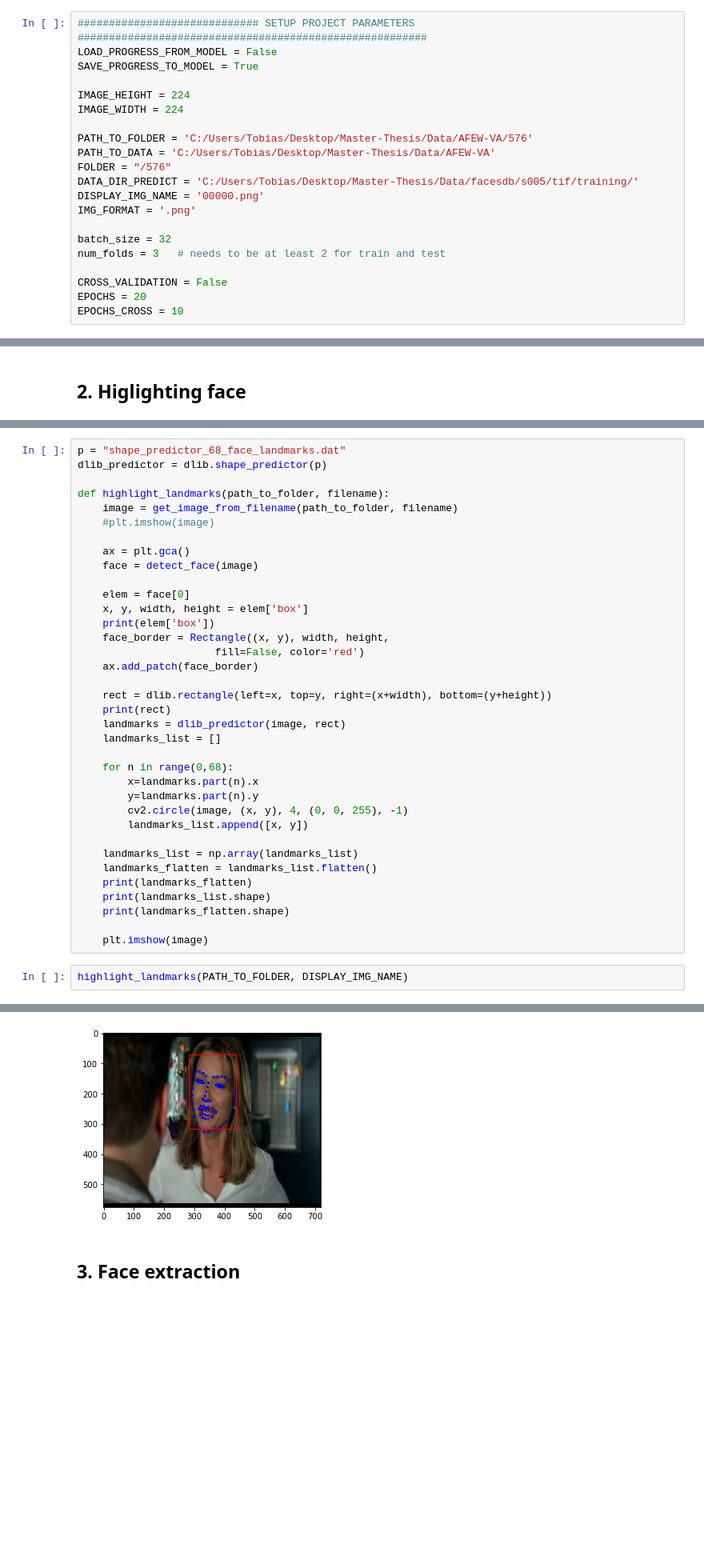
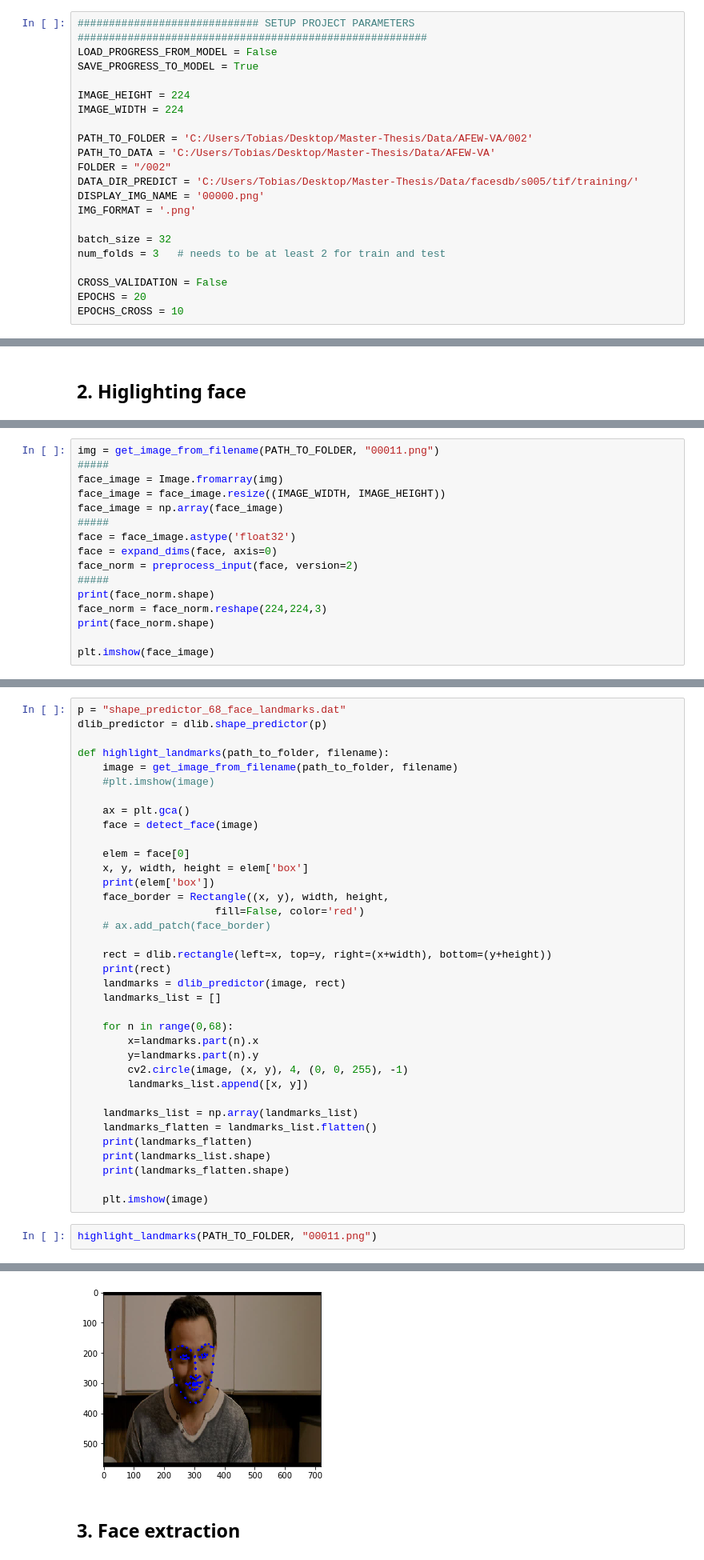
Before and after one commit to TobiKick/EmotionAnalytics_Prototype_Python, a Jupyter notebook: training/model_video_ipython.ipynb, the cells around one changed output, grey strips where cells are left out. Shown at 80% size. Saved outputs shown, nothing was run; the diff lists cells and outputs as text; blank space fills up the shorter version.

```diff
--- a/training/model_video_ipython.ipynb
+++ b/training/model_video_ipython.ipynb
@@ -60,9 +61,9 @@ SAVE_PROGRESS_TO_MODEL = True
 IMAGE_HEIGHT = 224
 IMAGE_WIDTH = 224
 
-PATH_TO_FOLDER = 'C:/Users/Tobias/Desktop/Master-Thesis/Data/AFEW-VA/576'
+PATH_TO_FOLDER = 'C:/Users/Tobias/Desktop/Master-Thesis/Data/AFEW-VA/002'
 PATH_TO_DATA = 'C:/Users/Tobias/Desktop/Master-Thesis/Data/AFEW-VA'
-FOLDER = "/576"
+FOLDER = "/002"
 DATA_DIR_PREDICT = 'C:/Users/Tobias/Desktop/Master-Thesis/Data/facesdb/s005/tif/training/'
 DISPLAY_IMG_NAME = '00000.png'
 IMG_FORMAT = '.png'
@@ -217,0 +223,16 @@ plt.imshow(img)
+# %%
+img = get_image_from_filename(PATH_TO_FOLDER, "00011.png")
+#####
+face_image = Image.fromarray(img)
+face_image = face_image.resize((IMAGE_WIDTH, IMAGE_HEIGHT))
+face_image = np.array(face_image)
+#####
+face = face_image.astype('float32')
+face = expand_dims(face, axis=0)
+face_norm = preprocess_input(face, version=2)
+#####
+print(face_norm.shape)
+face_norm = face_norm.reshape(224,224,3)
+print(face_norm.shape)
+
+plt.imshow(face_image)
@@ -244,7 +277,7 @@ def highlight_landmarks(path_to_folder, filename):
     print(elem['box'])
     face_border = Rectangle((x, y), width, height,
                       fill=False, color='red')
-    ax.add_patch(face_border)
+    # ax.add_patch(face_border)
 
     rect = dlib.rectangle(left=x, top=y, right=(x+width), bottom=(y+height))
     print(rect)
@@ -265,5 +298,5 @@ def highlight_landmarks(path_to_folder, filename):
 
     plt.imshow(image)
 # %%
-highlight_landmarks(PATH_TO_FOLDER, DISPLAY_IMG_NAME)
+highlight_landmarks(PATH_TO_FOLDER, "00011.png")
 # %% [output]
@@ -280,6 +313,6 @@ highlight_landmarks(PATH_TO_FOLDER, DISPLAY_IMG_NAME)
 (68, 2)
 (136,)
-[figure, old version]
+[figure, new version]
 # %% [markdown]
 ## 3. Face extraction
 # %%
```
Also changed, not shown: parts of 18 cells of this notebook, 9 other files.
